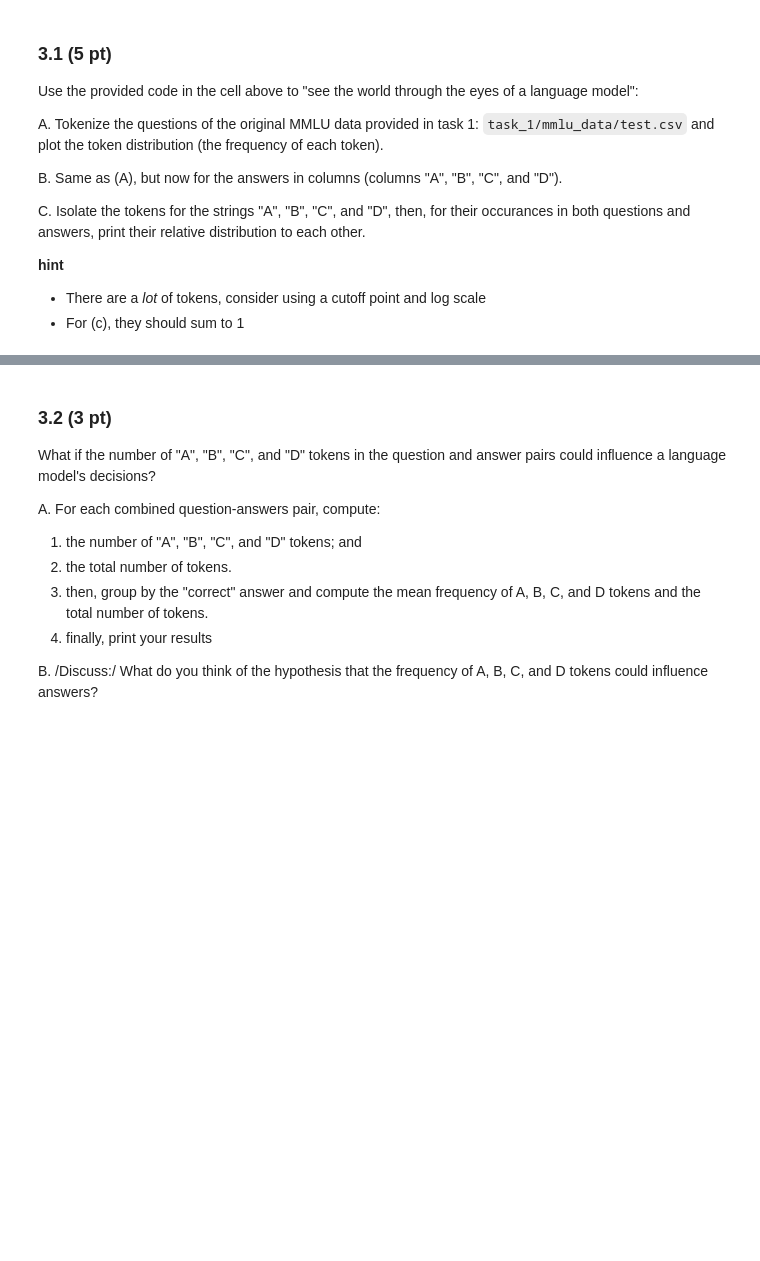
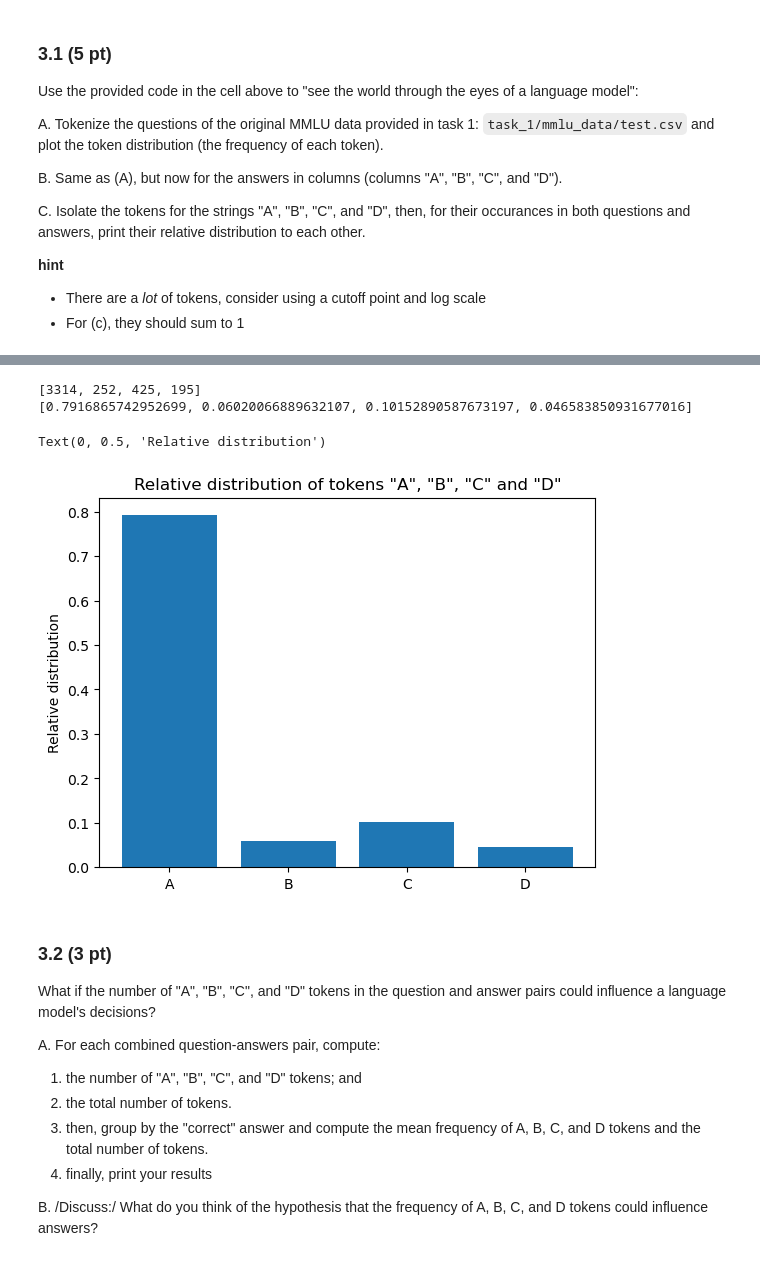
Before and after one commit to Luca-Engel/ADA-H1-Neutrality, a Jupyter notebook: analysis.ipynb, the cells around one changed output, grey strips where cells are left out. Saved outputs shown, nothing was run; the diff lists cells and outputs as text; code cells hidden in the pictures; blank space fills up the shorter version.

```diff
--- a/analysis.ipynb
+++ b/analysis.ipynb
@@ -985,5 +1063,22 @@ C. Isolate the tokens for the strings "A", "B", "C", and "D", then, for their oc
 # %%
 # C
+total_tokens = []
+letters = ["A", "B", "C", "D"]
+for letter in letters:
+    total_tokens.append(sorted_tokens[sorted_tokens["Token Index"] == tokenize_text(letter)[0]]["Count"].tolist()[0])
+    total_tokens[-1] += sorted_tokens_answer[sorted_tokens_answer["Token Index"] == tokenize_text(letter)[0]]["Count"].tolist()[0]
+
+relative_tokens = [total_tokens[i]/sum(total_tokens) for i in range(len(total_tokens))]
+print(total_tokens)
+print(relative_tokens)
+plt.bar(letters, relative_tokens)
+plt.title("Relative distribution of tokens \"A\", \"B\", \"C\" and \"D\"")
+plt.ylabel("Relative distribution")
+# %% [output]
+[3314, 252, 425, 195]
+[0.7916865742952699, 0.06020066889632107, 0.10152890587673197, 0.046583850931677016]
+Text(0, 0.5, 'Relative distribution')
+[figure, added]
 # %% [markdown]
 ### 3.2 (3 pt)
 
```
Also changed, not shown: parts of 13 cells of this notebook.
